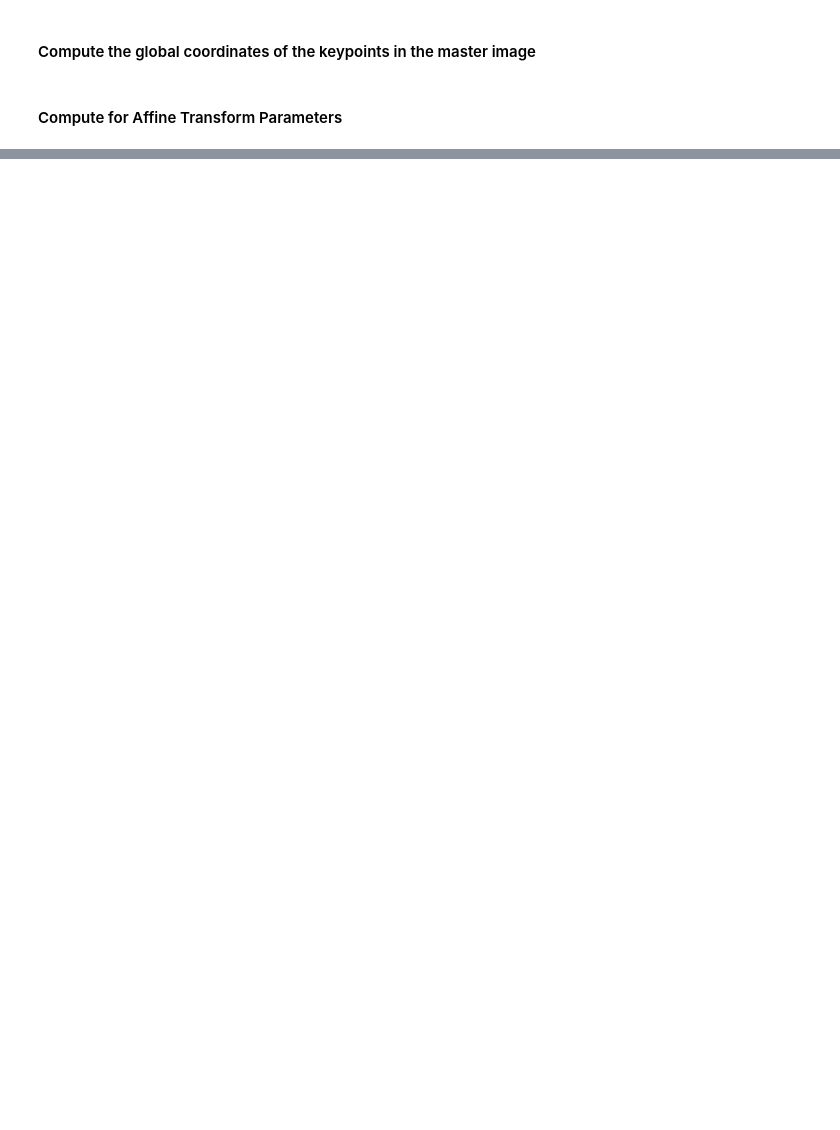
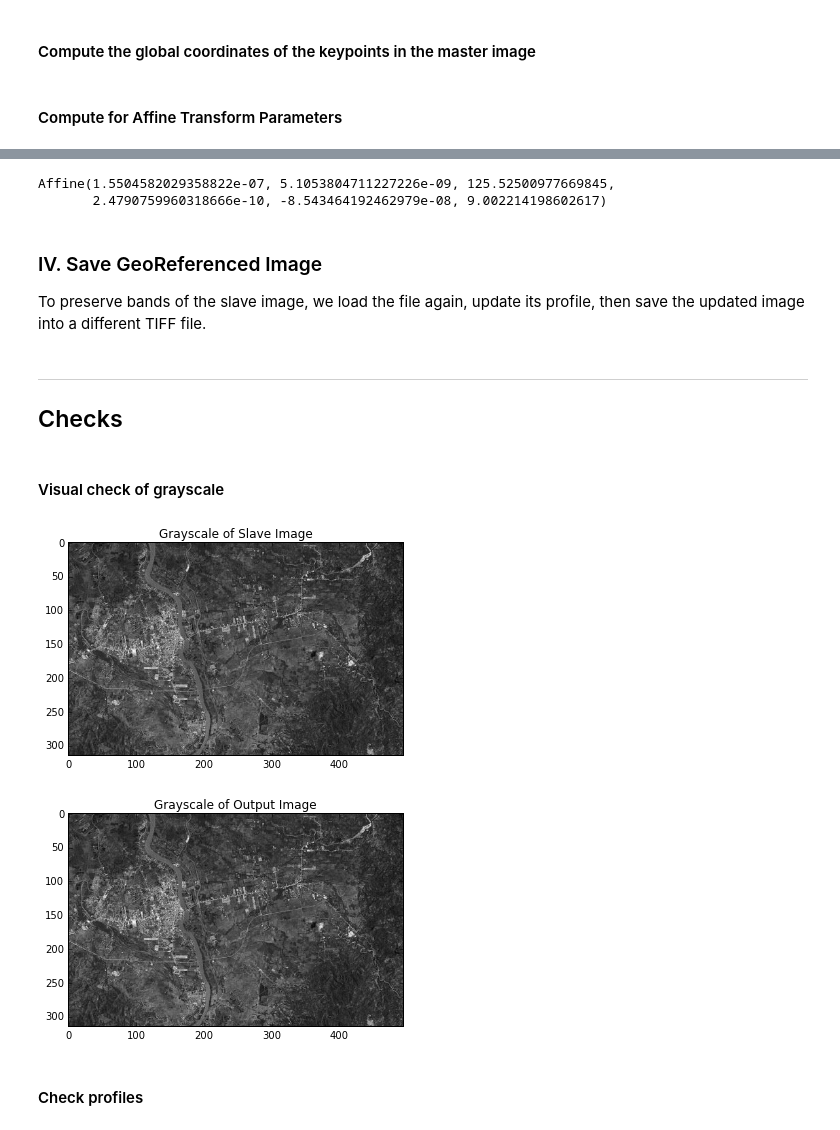
Before and after one commit to rukku/notebook-georef, a Jupyter notebook: georef.ipynb, the cells around one changed output, grey strips where cells are left out. Drawn from its saved outputs; the diff is of its cells as text; code cells hidden in the pictures; blank space fills up the shorter version.

```diff
--- a/georef.ipynb
+++ b/georef.ipynb
@@ -188,0 +190,8 @@ get_affine_parameters(master_gcoords, slave_keypoints)
+# %%
+slave_affine
+# %% [output]
+Affine(1.5504582029358822e-07, 5.1053804711227226e-09, 125.52500977669845,
+       2.4790759960318666e-10, -8.543464192462979e-08, 9.002214198602617)
+# %% [markdown]
+### IV. Save GeoReferenced Image
+To preserve bands of the slave image, we load the file again, update its profile, then save the updated image into a different TIFF file.
@@ -188,0 +208,15 @@ get_affine_parameters(master_gcoords, slave_keypoints)
+# %% [markdown]
+---
+
+## Checks
+# %% [markdown]
+#### Visual check of grayscale
+# %%
+output_image, output_image_profile = read_image(OUTPUT_IMAGE_PATH)
+show_image(slave_image, "Grayscale of Slave Image")
+show_image(output_image, "Grayscale of Output Image")
+# %% [output]
+[figure, added]
+[figure, added]
+# %% [markdown]
+#### Check profiles
```
Also changed, not shown: parts of 14 cells of this notebook, 4 other files.
